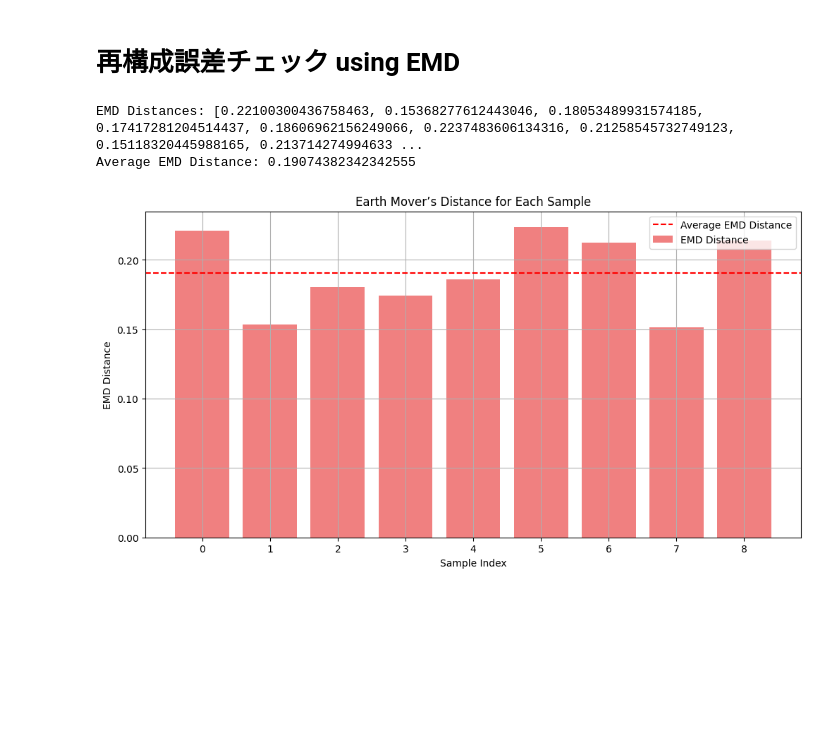
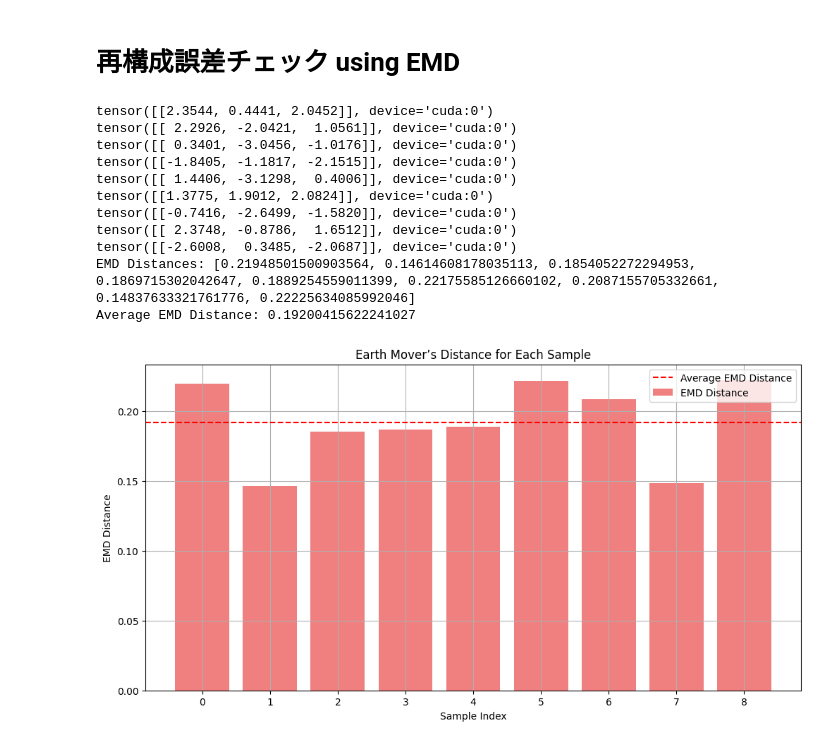
Before and after one commit to Ssurf777/VAEforPointCloud, a Jupyter notebook: main_for_standardVAE.ipynb, the cells around one changed output. Cells and saved outputs as stored; diff of their text form; code cells hidden in the pictures; blank space fills up the shorter version.

```diff
--- a/main_for_standardVAE.ipynb
+++ b/main_for_standardVAE.ipynb
@@ -251,8 +258,8 @@ for i, (x,) in enumerate(data_loader):
     x = x.squeeze(0)
 
     # Decode z_list[i]
-    z = torch.tensor(z_list[i]).to(device)
-    recon_batch = vae.decode(z)
+    #z = torch.tensor(z_list[i]).to(device)
+    recon_batch = vae.decode(z_list[i])
 
     # 再構築された点群の形状を整える
     reconst = recon_batch.cpu().detach().reshape(-1)
@@ -307,8 +314,9 @@ for i, (x,) in enumerate(data_loader):
     x = x.squeeze(0)
 
     # Decode z_list[i]
-    z = torch.tensor(z_list[i]).to(device)
-    recon_batch = vae.decode(z)
+    #z = torch.tensor(z_list[i]).to(device)
+    print(z_list[i])
+    recon_batch = vae.decode(z_list[i])
 
     # 再構築された点群の形状を整える
     reconst = recon_batch.cpu().detach().reshape(-1)
@@ -316,33 +324,42 @@ for i, (x,) in enumerate(data_loader):
     reconst_y = reconst[num_points:2*num_points]
     reconst_z = reconst[2*num_points:3*num_points]
     reconstructed_point_cloud = torch.stack([reconst_x, reconst_y, reconst_z], dim=-1).to(device)
 
     # 元の点群の形状を整える
     original_point_cloud = x.reshape(num_points, 3).to(device)
 
     # カスタム関数でEMDを計算
     loss_emd = emd_distance(original_point_cloud, reconstructed_point_cloud)
     emd_distances.append(loss_emd)
 
 # EMDの結果を出力
 print("EMD Distances:", emd_distances)
 average_emd_distance = sum(emd_distances) / len(emd_distances)
 print(f"Average EMD Distance: {average_emd_distance}")
 
 # EMDの棒グラフをプロット
 plt.figure(figsize=(12, 6))
 plt.bar(range(len(emd_distances)), emd_distances, color='lightcoral', label='EMD Distance')
 plt.axhline(y=average_emd_distance, color='r', linestyle='--', label='Average EMD Distance')
 
 # グラフの装飾
 plt.title('Earth Mover’s Distance for Each Sample')
 plt.xlabel('Sample Index')
 plt.ylabel('EMD Distance')
 plt.xticks(range(len(emd_distances)))
 plt.legend()
 plt.grid(True)
 plt.show()
 # %% [output]
-EMD Distances: [0.22100300436758463, 0.15368277612443046, 0.18053489931574185, 0.17417281204514437, 0.18606962156249066, 0.2237483606134316, 0.21258545732749123, 0.15118320445988165, 0.213714274994633 ...
-Average EMD Distance: 0.19074382342342555
+tensor([[2.3544, 0.4441, 2.0452]], device='cuda:0')
+tensor([[ 2.2926, -2.0421,  1.0561]], device='cuda:0')
+tensor([[ 0.3401, -3.0456, -1.0176]], device='cuda:0')
+tensor([[-1.8405, -1.1817, -2.1515]], device='cuda:0')
+tensor([[ 1.4406, -3.1298,  0.4006]], device='cuda:0')
+tensor([[1.3775, 1.9012, 2.0824]], device='cuda:0')
+tensor([[-0.7416, -2.6499, -1.5820]], device='cuda:0')
+tensor([[ 2.3748, -0.8786,  1.6512]], device='cuda:0')
+tensor([[-2.6008,  0.3485, -2.0687]], device='cuda:0')
+EMD Distances: [0.21948501500903564, 0.14614608178035113, 0.1854052272294953, 0.1869715302042647, 0.1889254559011399, 0.22175585126660102, 0.2087155705332661, 0.14837633321761776, 0.22225634085992046]
+Average EMD Distance: 0.19200415622241027
-[figure, old version]
+[figure, new version]
```
Also changed, not shown: parts of 8 cells of this notebook.
